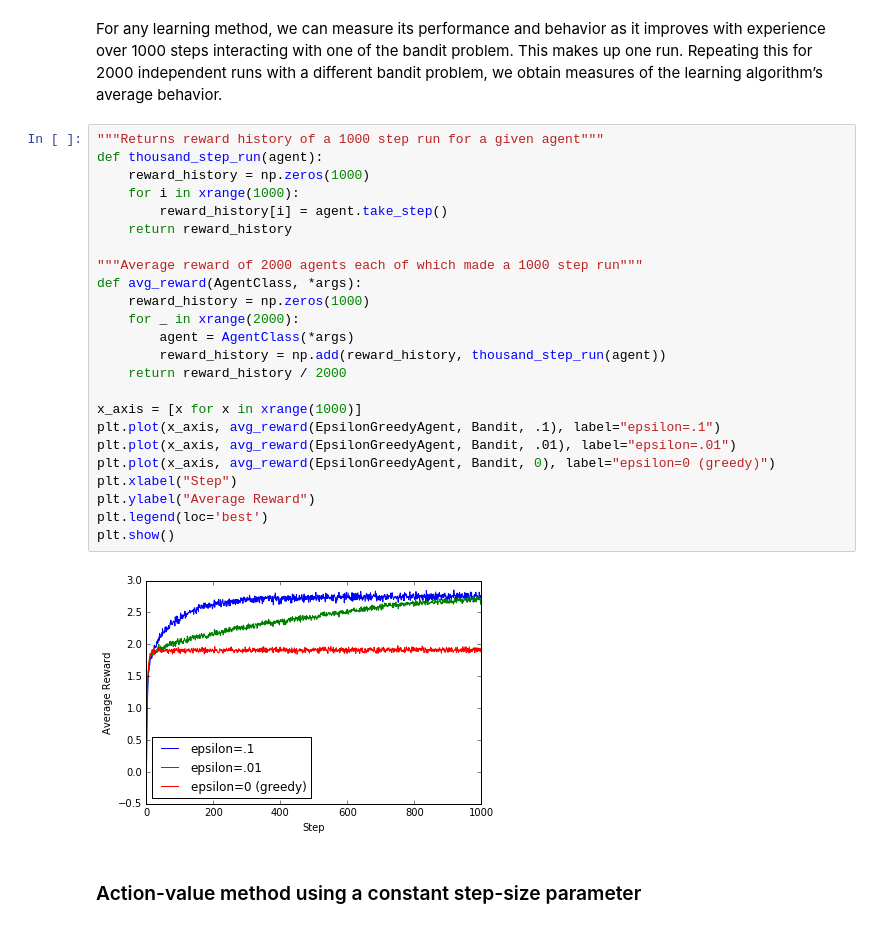
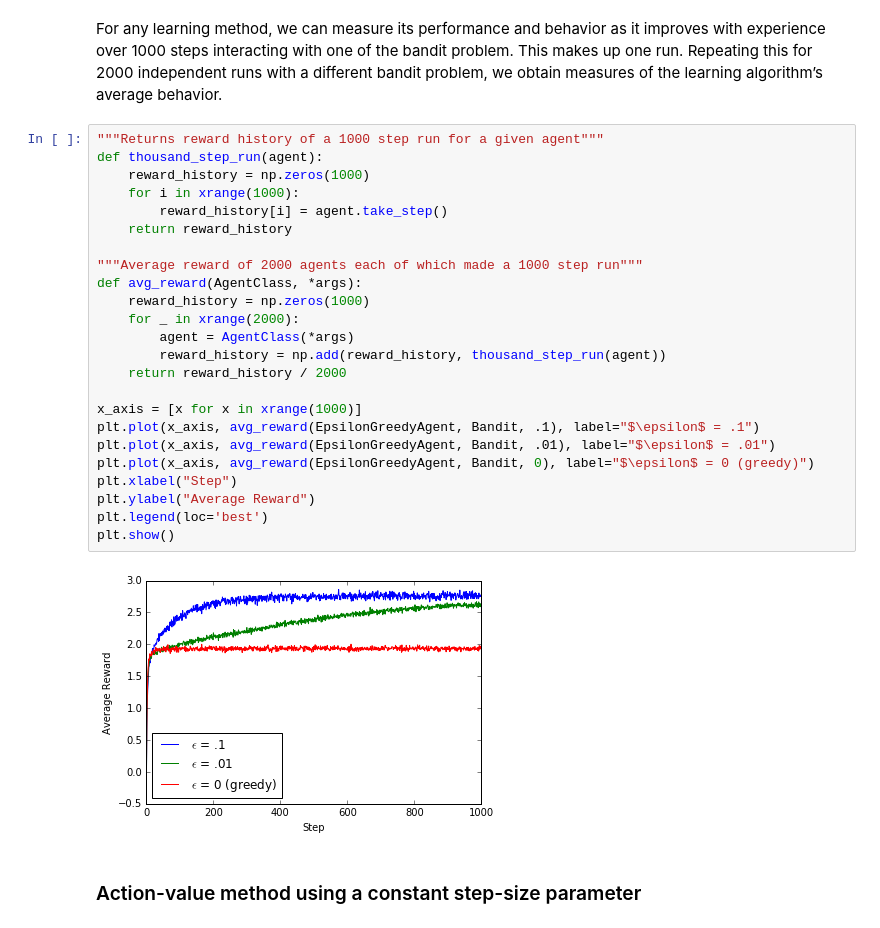
Before and after one commit to droudy/Reinforcement-Learning-Excercises, a Jupyter notebook: MultiArmedBandits .ipynb, the cells around one changed output. Cells and saved outputs as stored; diff of their text form.

Commit message:
add epsilon to graph label

```diff
--- a/MultiArmedBandits .ipynb
+++ b/MultiArmedBandits .ipynb
@@ -54,29 +54,29 @@ the learning algorithm’s average behavior.
 # %%
 """Returns reward history of a 1000 step run for a given agent"""
 def thousand_step_run(agent):
     reward_history = np.zeros(1000)
     for i in xrange(1000):
         reward_history[i] = agent.take_step()
     return reward_history
 
 """Average reward of 2000 agents each of which made a 1000 step run"""
 def avg_reward(AgentClass, *args):
     reward_history = np.zeros(1000)
     for _ in xrange(2000):
         agent = AgentClass(*args)
         reward_history = np.add(reward_history, thousand_step_run(agent))
     return reward_history / 2000
 
 x_axis = [x for x in xrange(1000)]
-plt.plot(x_axis, avg_reward(EpsilonGreedyAgent, Bandit, .1), label="epsilon=.1")
-plt.plot(x_axis, avg_reward(EpsilonGreedyAgent, Bandit, .01), label="epsilon=.01")
-plt.plot(x_axis, avg_reward(EpsilonGreedyAgent, Bandit, 0), label="epsilon=0 (greedy)")
+plt.plot(x_axis, avg_reward(EpsilonGreedyAgent, Bandit, .1), label="$\epsilon$ = .1")
+plt.plot(x_axis, avg_reward(EpsilonGreedyAgent, Bandit, .01), label="$\epsilon$ = .01")
+plt.plot(x_axis, avg_reward(EpsilonGreedyAgent, Bandit, 0), label="$\epsilon$ = 0 (greedy)")
 plt.xlabel("Step")
 plt.ylabel("Average Reward")
 plt.legend(loc='best')
 plt.show()
 # %% [output]
-[figure, old version]
+[figure, new version]
 # %% [markdown]
 ### Action-value method using a constant step-size parameter
 # %% [markdown]
```
Also changed, not shown: parts of 1 cell of this notebook.
